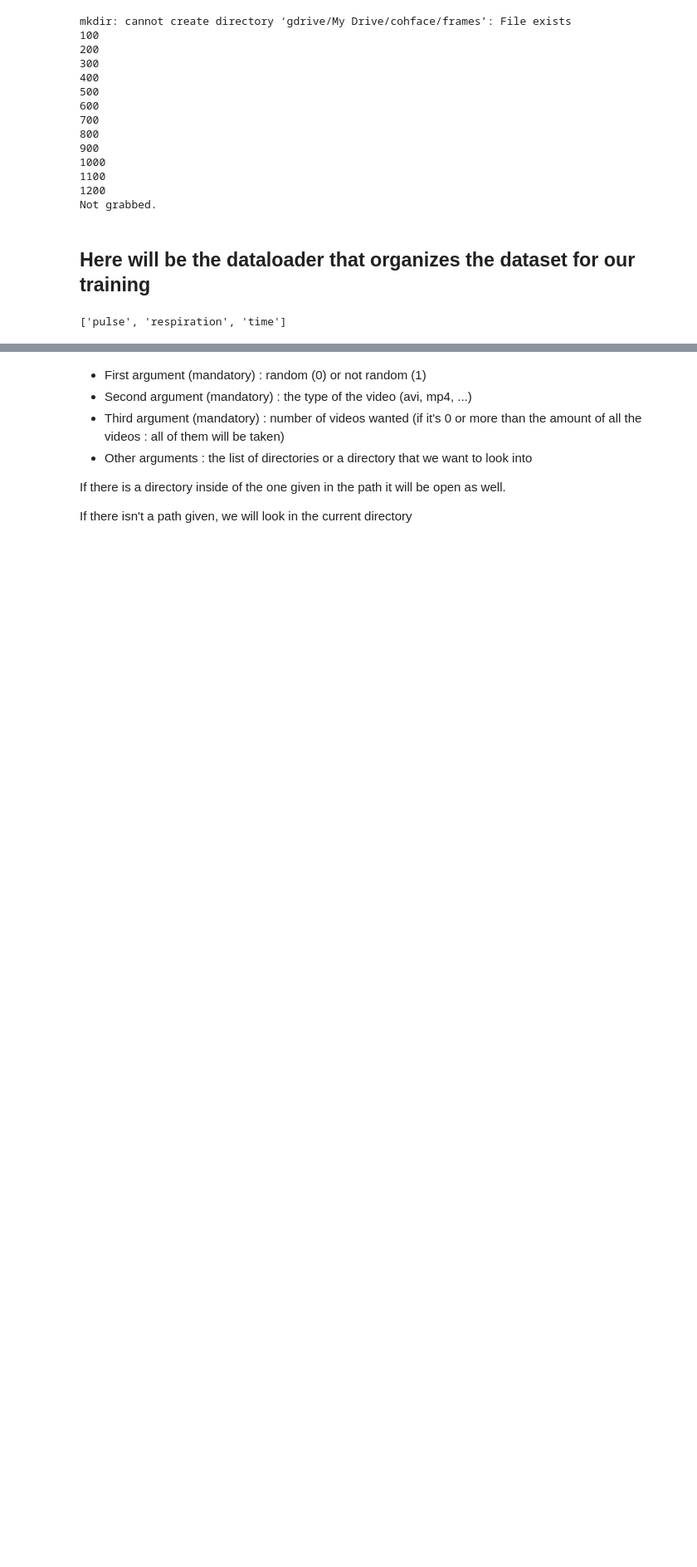
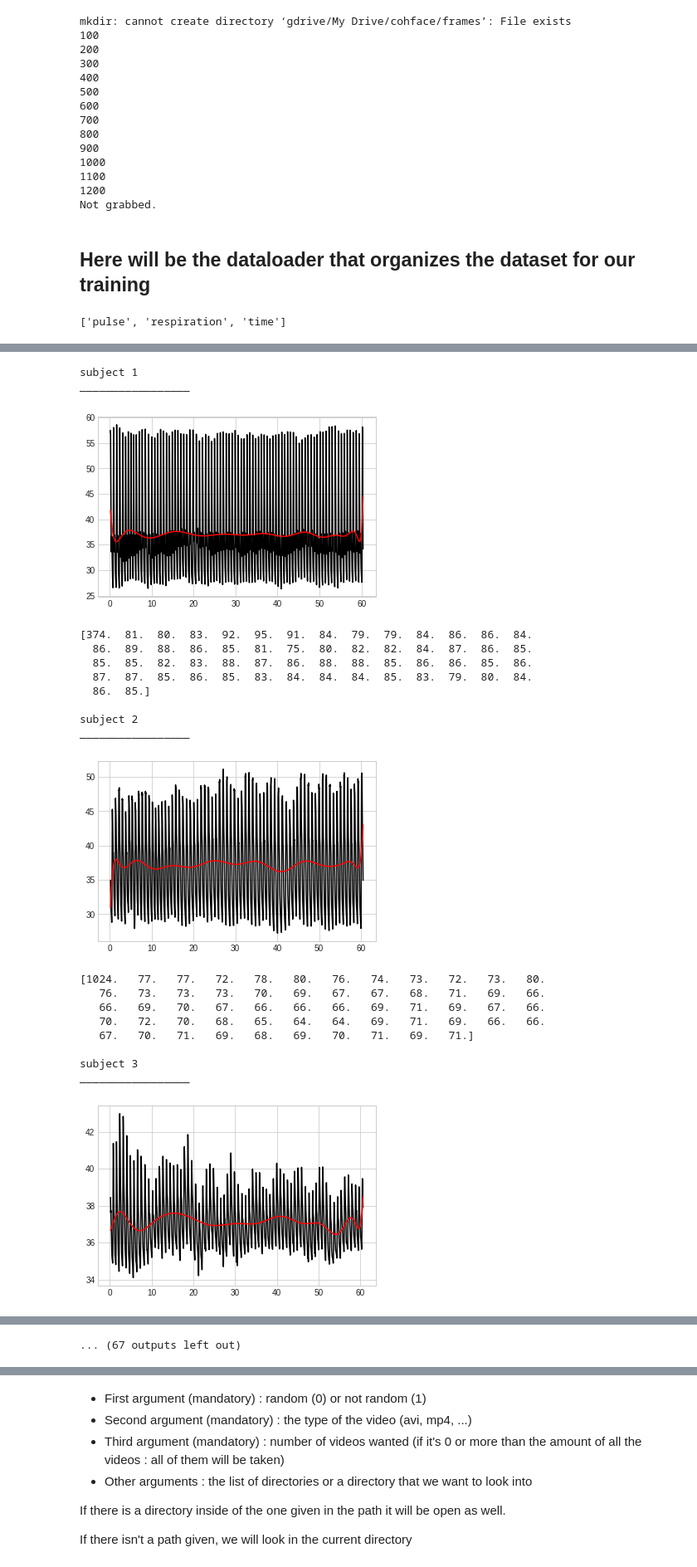
Before and after one commit to marvinmouroum/cv-heart-rate-measurement, a Jupyter notebook: cv_heart_rate_measurement.ipynb, the cells around one changed output, grey strips where cells are left out. Shown at 83% size. Cells and saved outputs as stored; diff of their text form; code cells hidden in the pictures; blank space fills up the shorter version.

```diff
--- a/cv_heart_rate_measurement.ipynb
+++ b/cv_heart_rate_measurement.ipynb
@@ -432,9 +497,0 @@ extract_hr(tset,dset,0,16000)
-# %%
-def heartRateForSubjects():
-  for i in range(1,40):
-    print("\nsubject " + str(i) + "\n_________________")
-    f = h5py.File('gdrive/My Drive/cohface/' + str(i) + '/1/data.hdf5', 'r')
-    dset = f['pulse']
-    tset = f['time']
-    plt.plot(tset[50:-1], dset[50:-1], '-', color='black');
-    extract_hr(tset,dset,0,16000)
@@ -492,0 +573,24 @@ _________________
+# %%
+heartRateForSubjects(folder_start=1,folder_end=2True)
+# %% [output]
+subject 1
+_________________
+[figure, added]
+[374.  81.  80.  83.  92.  95.  91.  84.  79.  79.  84.  86.  86.  84.
+  86.  89.  88.  86.  85.  81.  75.  80.  82.  82.  84.  87.  86.  85.
+  85.  85.  82.  83.  88.  87.  86.  88.  88.  85.  86.  86.  85.  86.
+  87.  87.  85.  86.  85.  83.  84.  84.  84.  85.  83.  79.  80.  84.
+  86.  85.]
+
+subject 2
+_________________
+[figure, added]
+[1024.   77.   77.   72.   78.   80.   76.   74.   73.   72.   73.   80.
+   76.   73.   73.   73.   70.   69.   67.   67.   68.   71.   69.   66.
+   66.   69.   70.   67.   66.   66.   66.   69.   71.   69.   67.   66.
+   70.   72.   70.   68.   65.   64.   64.   69.   71.   69.   66.   66.
+   67.   70.   71.   69.   68.   69.   70.   71.   69.   71.]
+
+subject 3
+_________________
+[figure, added]
@@ -492,0 +624 @@ _________________
+... (67 outputs left out)
```
Also changed, not shown: parts of 13 cells of this notebook.
